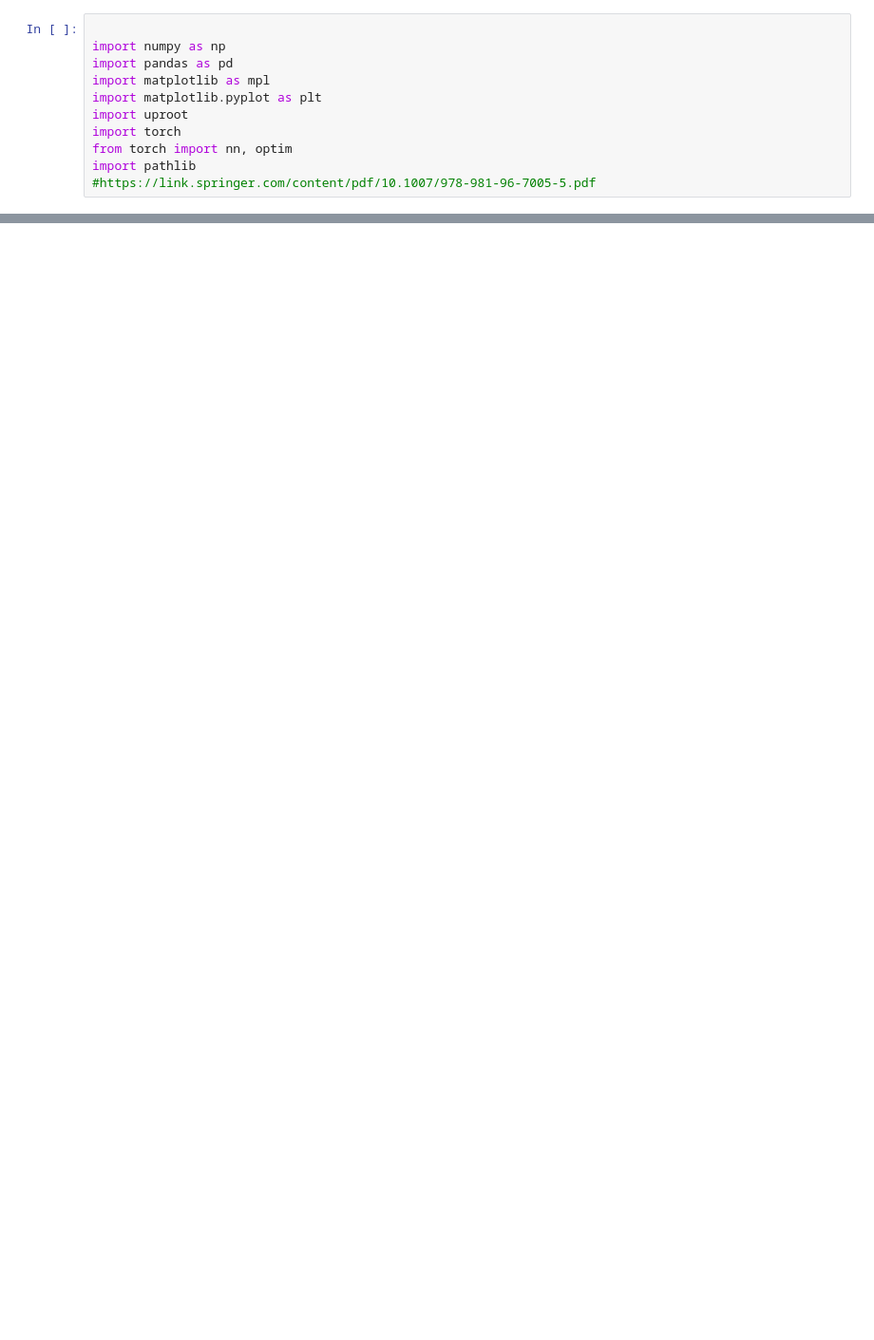
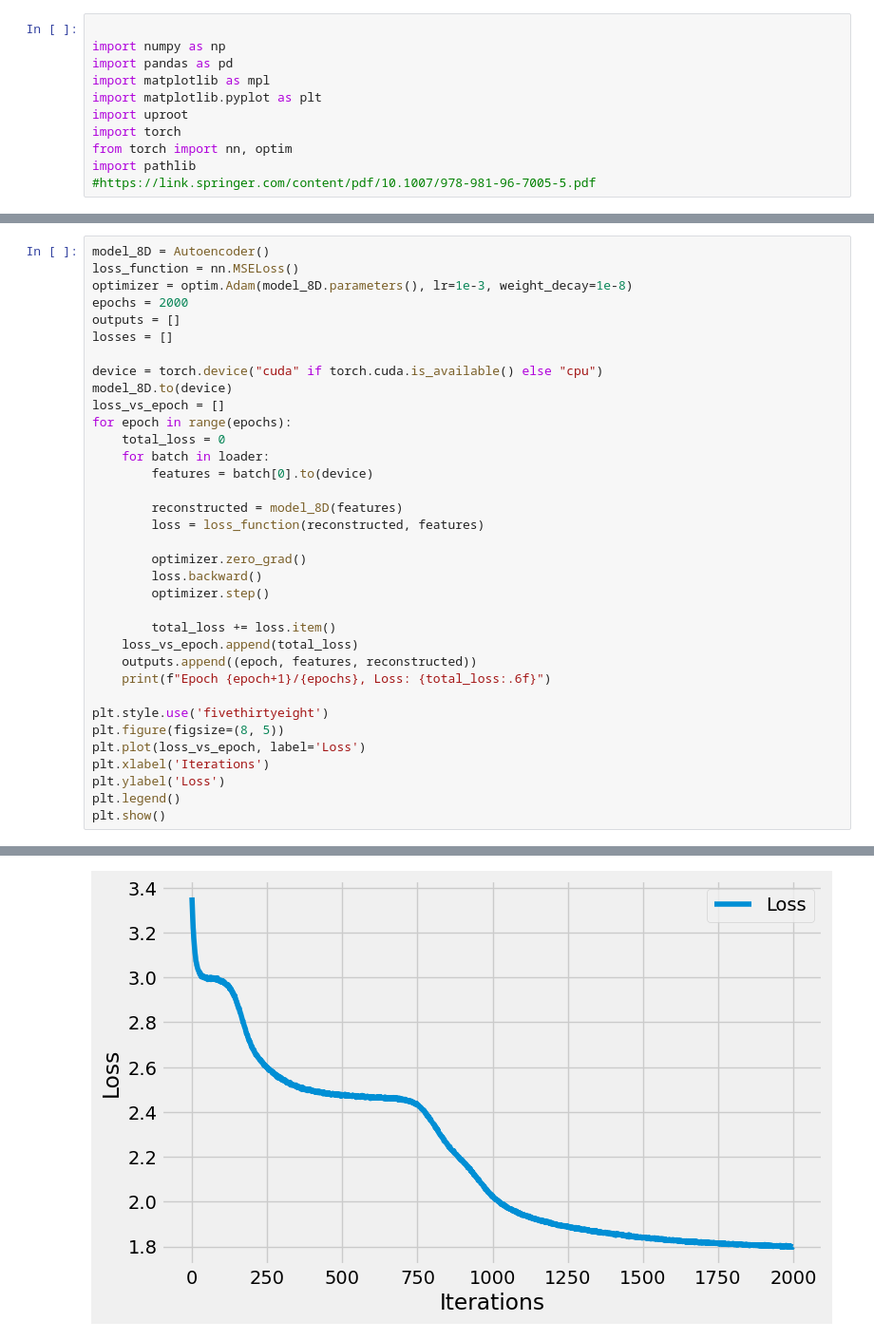
Before and after one commit to SanderGeurts/ML_2025_2026_Jesper_Anna_Sander, a Jupyter notebook: Autoencoders.ipynb, the cells around one changed output, grey strips where cells are left out. Shown at 95% size. Cells and saved outputs as stored; diff of their text form; blank space fills up the shorter version.

```diff
--- a/Autoencoders.ipynb
+++ b/Autoencoders.ipynb
@@ -80,0 +210,36 @@ class Autoencoder(nn.Module):
+# %%
+model_8D = Autoencoder()
+loss_function = nn.MSELoss()
+optimizer = optim.Adam(model_8D.parameters(), lr=1e-3, weight_decay=1e-8)
+epochs = 2000
+outputs = []
+losses = []
+
+device = torch.device("cuda" if torch.cuda.is_available() else "cpu")
+model_8D.to(device)
+loss_vs_epoch = []
+for epoch in range(epochs):
+    total_loss = 0
+    for batch in loader:
+        features = batch[0].to(device)
+
+        reconstructed = model_8D(features)
+        loss = loss_function(reconstructed, features)
+
+        optimizer.zero_grad()
+        loss.backward()
+        optimizer.step()
+
+        total_loss += loss.item()
+    loss_vs_epoch.append(total_loss)
+    outputs.append((epoch, features, reconstructed))
+    print(f"Epoch {epoch+1}/{epochs}, Loss: {total_loss:.6f}")
+
+plt.style.use('fivethirtyeight')
+plt.figure(figsize=(8, 5))
+plt.plot(loss_vs_epoch, label='Loss')
+plt.xlabel('Iterations')
+plt.ylabel('Loss')
+plt.legend()
+plt.show()
+# %% [output]
@@ -80,0 +263 @@ class Autoencoder(nn.Module):
+[figure, added]
```
Also changed, not shown: parts of 9 cells of this notebook, 1 other file.
